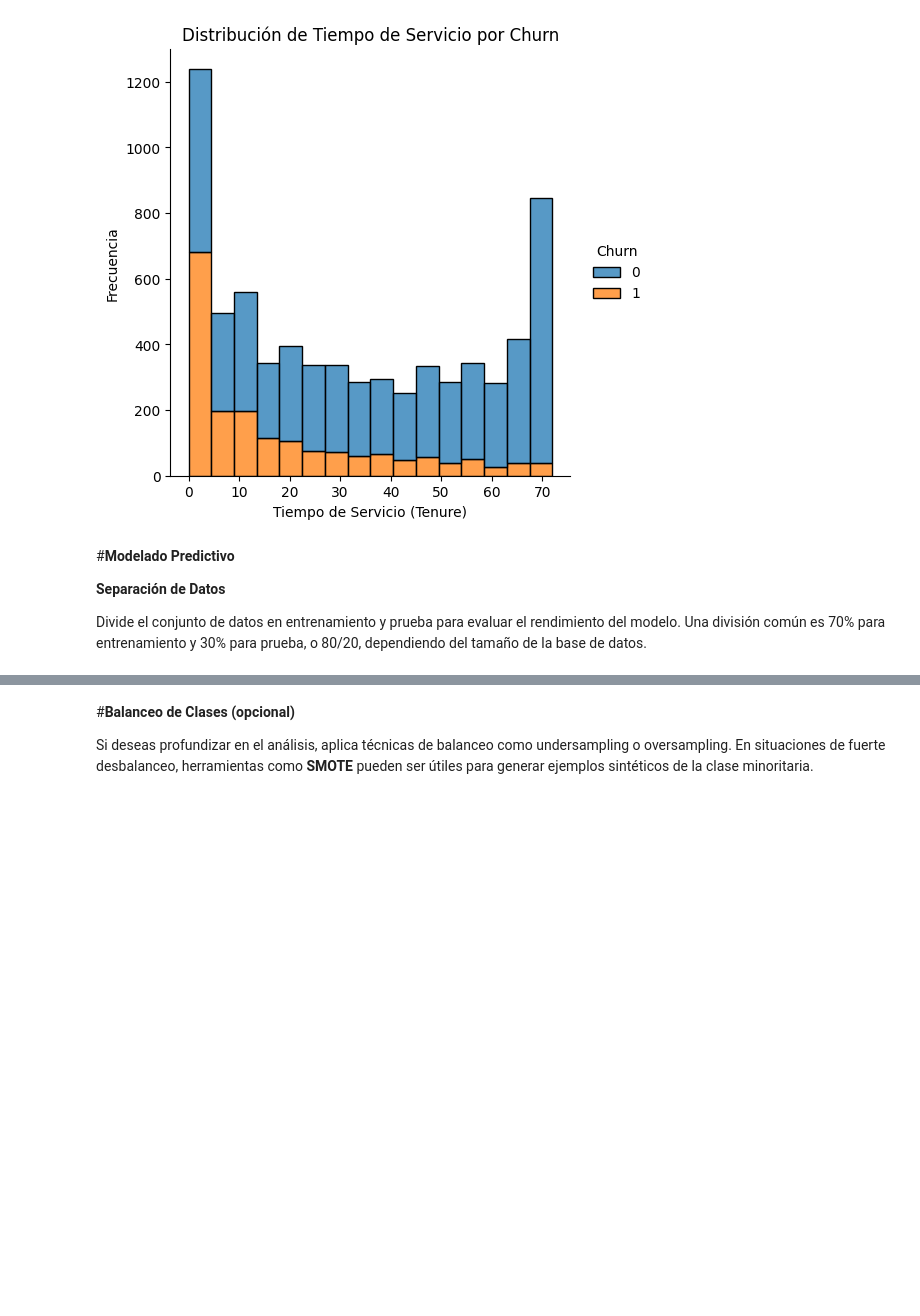
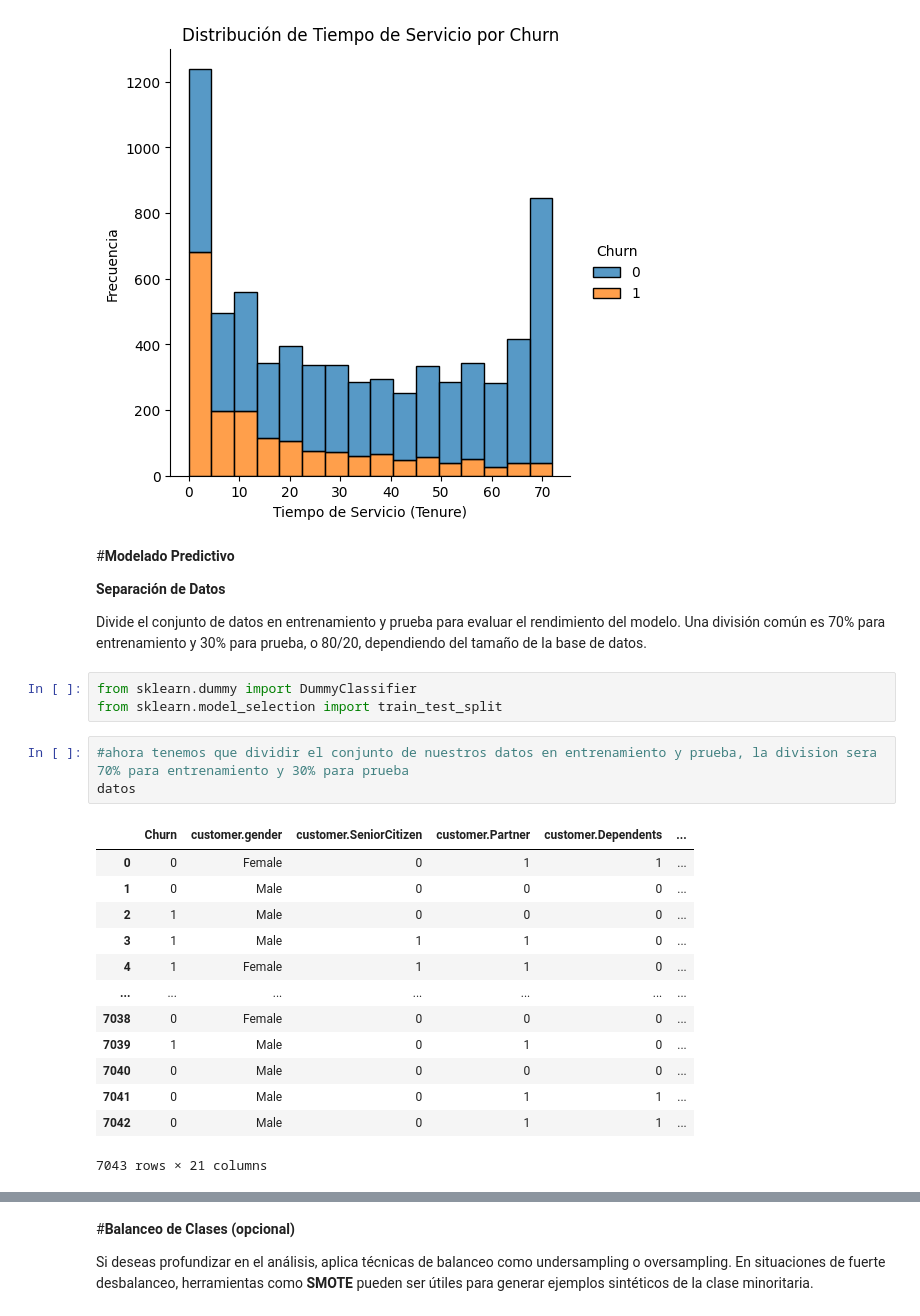
Before and after one commit to Ivan8Garcia/challenge-data-science, a Jupyter notebook: TelecomX_Parte2.ipynb, the cells around one changed output, grey strips where cells are left out. Drawn from its saved outputs; the diff is of its cells as text; blank space fills up the shorter version.

```diff
--- a/TelecomX_Parte2.ipynb
+++ b/TelecomX_Parte2.ipynb
@@ -429,3 +470,23 @@ plt.show()
 **Separación de Datos**
 
 Divide el conjunto de datos en entrenamiento y prueba para evaluar el rendimiento del modelo. Una división común es 70% para entrenamiento y 30% para prueba, o 80/20, dependiendo del tamaño de la base de datos.
+# %%
+from sklearn.dummy import DummyClassifier
+from sklearn.model_selection import train_test_split
+# %%
+#ahora tenemos que dividir el conjunto de nuestros datos en entrenamiento y prueba, la division sera 70% para entrenamiento y 30% para prueba
+datos
+# %% [output]
+|  | Churn | customer.gender | customer.SeniorCitizen | customer.Partner | customer.Dependents | ... |
+| 0 | 0 | Female | 0 | 1 | 1 | ... |
+| 1 | 0 | Male | 0 | 0 | 0 | ... |
+| 2 | 1 | Male | 0 | 0 | 0 | ... |
+| 3 | 1 | Male | 1 | 1 | 0 | ... |
+| 4 | 1 | Female | 1 | 1 | 0 | ... |
+| ... | ... | ... | ... | ... | ... | ... |
+| 7038 | 0 | Female | 0 | 0 | 0 | ... |
+| 7039 | 1 | Male | 0 | 1 | 0 | ... |
+| 7040 | 0 | Male | 0 | 0 | 0 | ... |
+| 7041 | 0 | Male | 0 | 1 | 1 | ... |
+| 7042 | 0 | Male | 0 | 1 | 1 | ... |
+7043 rows × 21 columns
```
Also changed, not shown: parts of 8 cells of this notebook.
